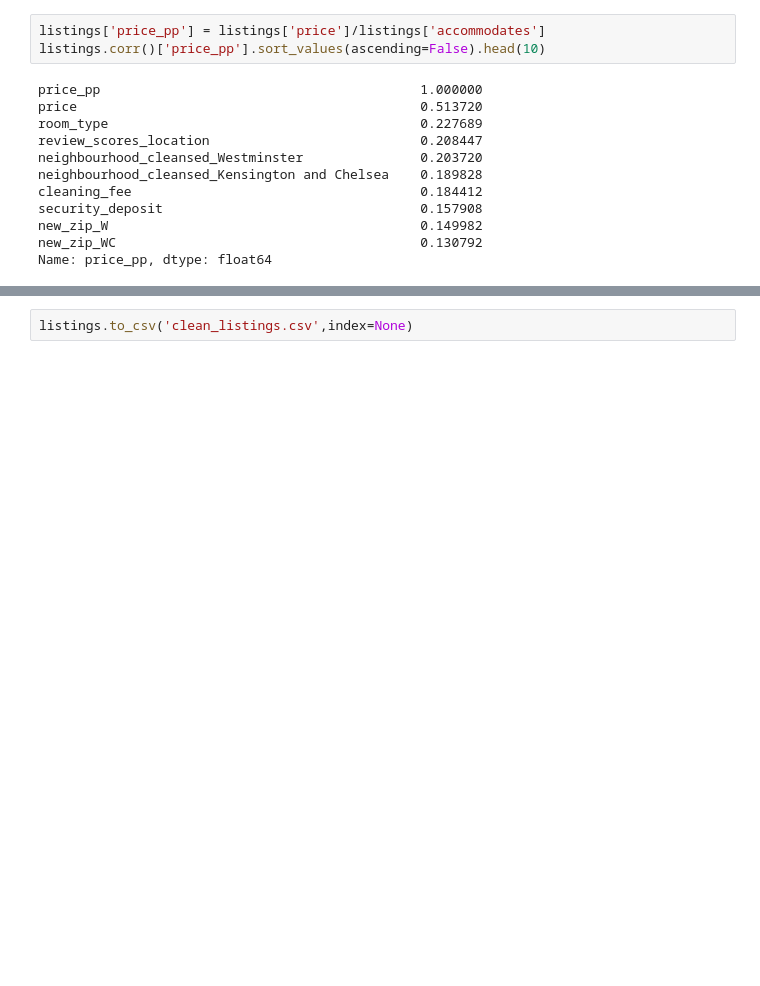
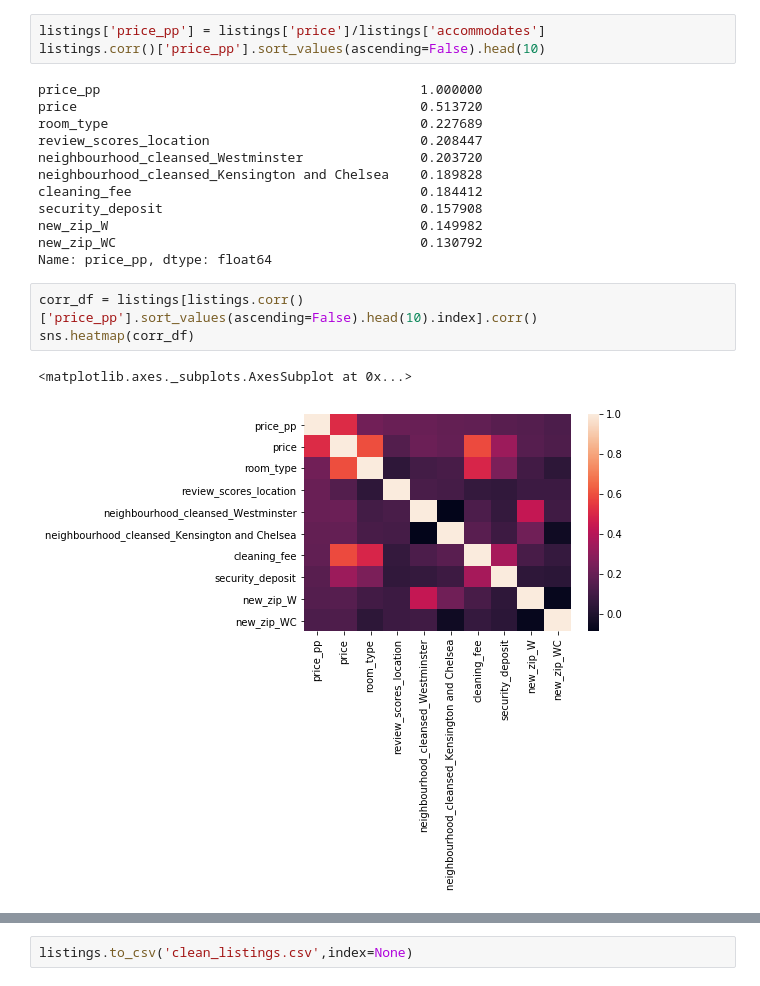
Before and after one commit to MUSSONT/Quick_Blog_Airbnb_Clean-Predict, a Jupyter notebook: newairbnb clean.ipynb, the cells around one changed output, grey strips where cells are left out. Saved outputs shown, nothing was run; the diff lists cells and outputs as text; blank space fills up the shorter version.

```diff
--- a/newairbnb clean.ipynb
+++ b/newairbnb clean.ipynb
@@ -580,6 +596,12 @@ security_deposit                                 0.157908
 new_zip_W                                        0.149982
 new_zip_WC                                       0.130792
 Name: price_pp, dtype: float64
+# %%
+corr_df = listings[listings.corr()['price_pp'].sort_values(ascending=False).head(10).index].corr()
+sns.heatmap(corr_df)
+# %% [output]
+<matplotlib.axes._subplots.AxesSubplot at 0x...>
+[figure, added]
 # %%
 ##without the low outliers the rating isnt as dependent
 ##on any one indivual skewing score. and other correlations are improved
```
Also changed, not shown: parts of 21 cells of this notebook.
